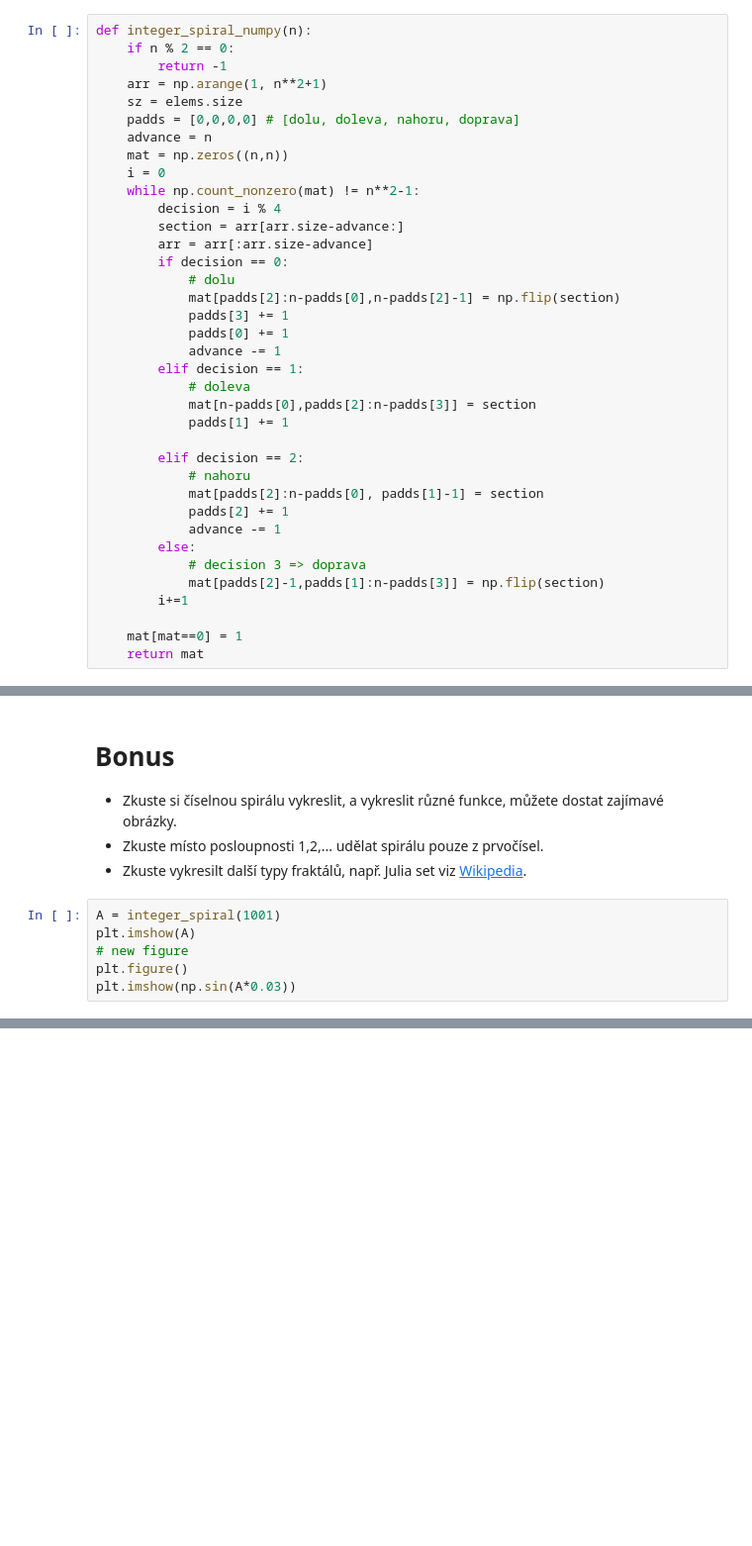
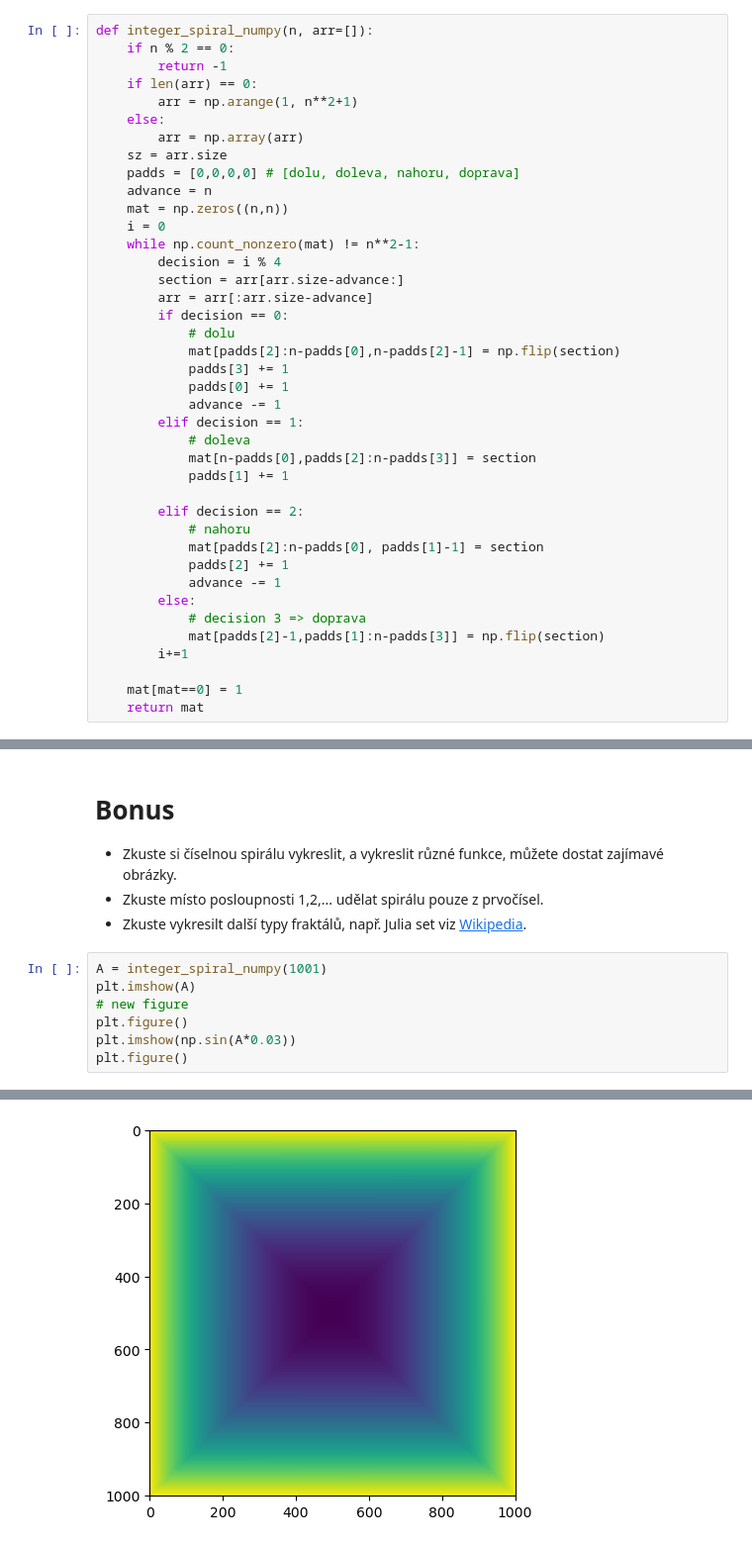
Before and after one commit to JonasKoziorek/VVP-koz0325, a Jupyter notebook: 03_ukoly.ipynb, the cells around one changed output, grey strips where cells are left out. Shown: that part at 99% size. Saved outputs shown, nothing was run; the diff lists cells and outputs as text; blank space fills up the shorter version.

```diff
--- a/03_ukoly.ipynb
+++ b/03_ukoly.ipynb
@@ -147,11 +147,14 @@ def integer_spiral(n):
 
     return A[1:-1, 1:-1]  # ořízneme nulový okraj
 # %%
-def integer_spiral_numpy(n):
+def integer_spiral_numpy(n, arr=[]):
     if n % 2 == 0:
         return -1
-    arr = np.arange(1, n**2+1)
-    sz = elems.size
+    if len(arr) == 0:
+        arr = np.arange(1, n**2+1)
+    else:
+        arr = np.array(arr)
+    sz = arr.size
     padds = [0,0,0,0] # [dolu, doleva, nahoru, doprava]
     advance = n
     mat = np.zeros((n,n))
@@ -236,8 +260,10 @@ plt.imshow(divergence_matrix)
 - Zkuste místo posloupnosti 1,2,... udělat spirálu pouze z prvočísel.
 - Zkuste vykresilt další typy fraktálů, např. Julia set viz [Wikipedia](https://en.wikipedia.org/wiki/Julia_set).
 # %%
-A = integer_spiral(1001)
+A = integer_spiral_numpy(1001)
 plt.imshow(A)
 # new figure
 plt.figure()
 plt.imshow(np.sin(A*0.03))
+plt.figure()
+# %% [output]
@@ -243,0 +271 @@ plt.imshow(np.sin(A*0.03))
+[figure, added]
```
Also changed, not shown: parts of 7 cells of this notebook, 1 other file.
